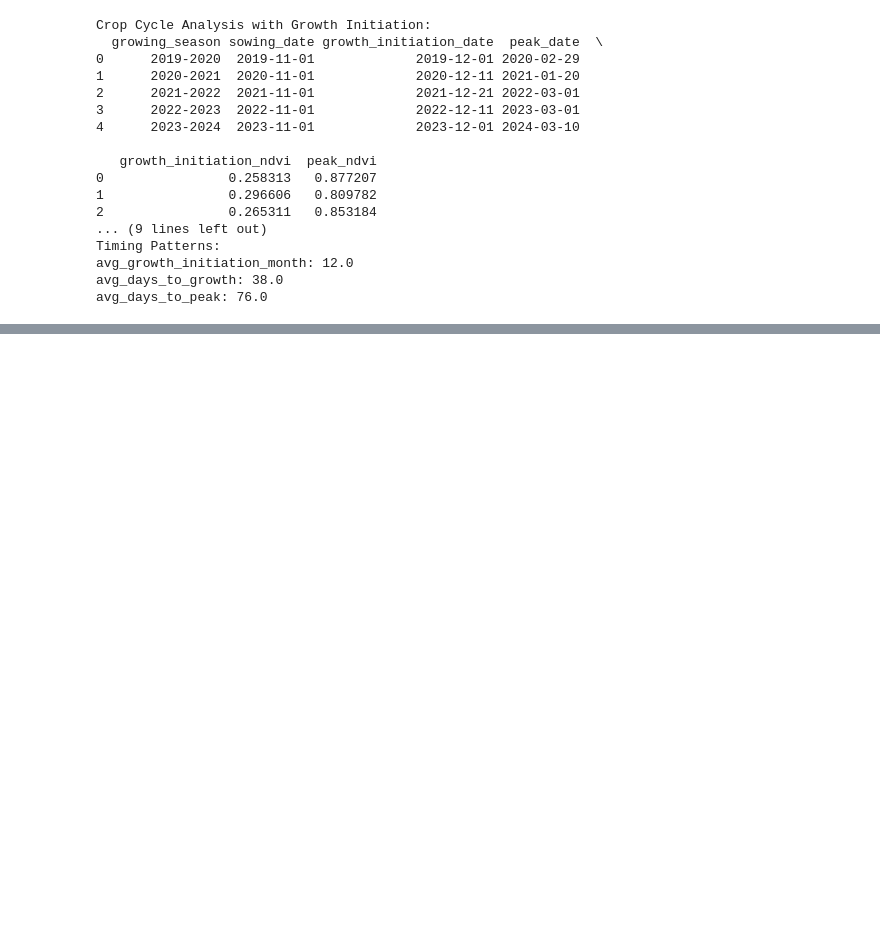
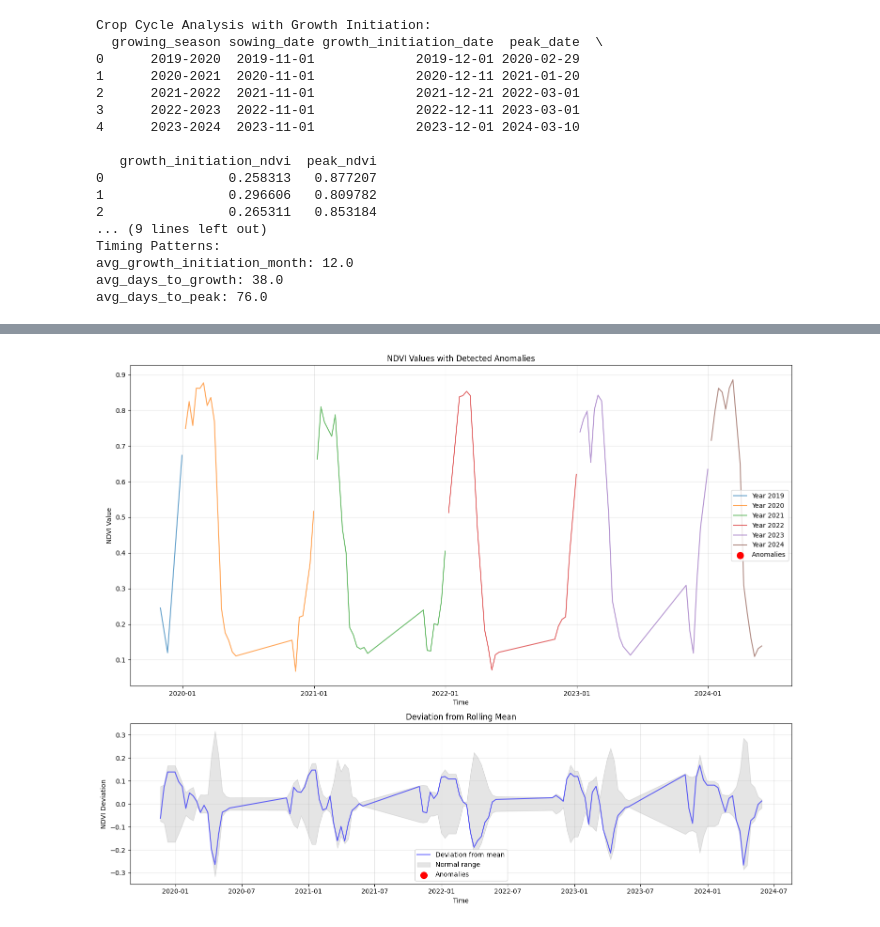
Before and after one commit to RamanVer1ma/AgroFarm, a Jupyter notebook: CHSModel.ipynb, the cells around one changed output, grey strips where cells are left out. Cells and saved outputs as stored; diff of their text form; code cells hidden in the pictures; blank space fills up the shorter version.

```diff
--- a/CHSModel.ipynb
+++ b/CHSModel.ipynb
@@ -531,0 +654,86 @@ avg_days_to_peak: 76.0
+# %%
+import pandas as pd
+import numpy as np
+import matplotlib.pyplot as plt
+from matplotlib.dates import DateFormatter
+
+def detect_and_plot_anomalies(df, window_size=3, std_threshold = 1.2):
+    # Calculate rolling statistics
+    rolling_mean = df['NDVIi_interpolated'].rolling(window=window_size).mean()
+    rolling_std = df['NDVIi_interpolated'].rolling(window=window_size).std()
+
+    # Define upper and lower bounds
+    upper_bound = rolling_mean + (std_threshold * rolling_std)
+    lower_bound = rolling_mean - (std_threshold * rolling_std)
+
+    # Detect anomalies
+    anomalies = df[
+        (df['NDVIi_interpolated'] > upper_bound) |
+        (df['NDVIi_interpolated'] < lower_bound)
+    ]
+
+    # Create the visualization
+    fig, (ax1, ax2) = plt.subplots(2, 1, figsize=(15, 12), height_ratios=[2, 1])
+
+    # Plot 1: Original NDVI with anomalies
+    for year in df['year'].unique():
+        year_data = df[df['year'] == year]
+        ax1.plot(year_data['timestamp'], year_data['NDVIi_interpolated'],
+                 label=f'Year {year}', alpha=0.7)
+
+    # Highlight anomalies
+    ax1.scatter(anomalies['timestamp'], anomalies['NDVIi_interpolated'],
+                color='red', s=100, label='Anomalies', zorder=5)
+
+    ax1.set_title('NDVI Values with Detected Anomalies')
+    ax1.set_xlabel('Time')
+    ax1.set_ylabel('NDVI Value')
+    ax1.legend()
+    ax1.grid(True, alpha=0.3)
+
+    # Plot 2: Deviation from rolling mean
+    deviation = df['NDVIi_interpolated'] - rolling_mean
+    ax2.plot(df['timestamp'], deviation, label='Deviation from mean', color='blue', alpha=0.6)
+    ax2.fill_between(df['timestamp'],
+                     -std_threshold * rolling_std,
+                     std_threshold * rolling_std,
+                     color='gray', alpha=0.2, label='Normal range')
+
+    # Highlight anomalous deviations
+    anomalous_deviations = deviation[
+        (df['NDVIi_interpolated'] > upper_bound) |
+        (df['NDVIi_interpolated'] < lower_bound)
+    ]
+    ax2.scatter(anomalous_deviations.index,
+                anomalous_deviations.values,
+                color='red', s=100, label='Anomalies', zorder=5)
+
+    ax2.set_title('Deviation from Rolling Mean')
+    ax2.set_xlabel('Time')
+    ax2.set_ylabel('NDVI Deviation')
+    ax2.legend()
+    ax2.grid(True, alpha=0.3)
+
+    # Format dates on x-axis
+    date_formatter = DateFormatter("%Y-%m")
+    ax1.xaxis.set_major_formatter(date_formatter)
+    ax2.xaxis.set_major_formatter(date_formatter)
+
+    plt.tight_layout()
+    plt.show()
+
+    # Print anomaly statistics
+    print("\nAnomaly Statistics:")
+    print(f"Total number of anomalies detected: {len(anomalies)}")
+    if not anomalies.empty:
+          print("\nAnomalous dates and values:")
+    for idx, row in anomalies.iterrows():
+        print(f"Date: {row['timestamp'].strftime('%Y-%m-%d')}, "
+              f"NDVI: {row['NDVIi_interpolated']:.3f}")
+
+    return anomalies
+
+# Use the function
+anomalies = detect_and_plot_anomalies(result)
+# %% [output]
+[figure, added]
```
Also changed, not shown: parts of 7 cells of this notebook.
